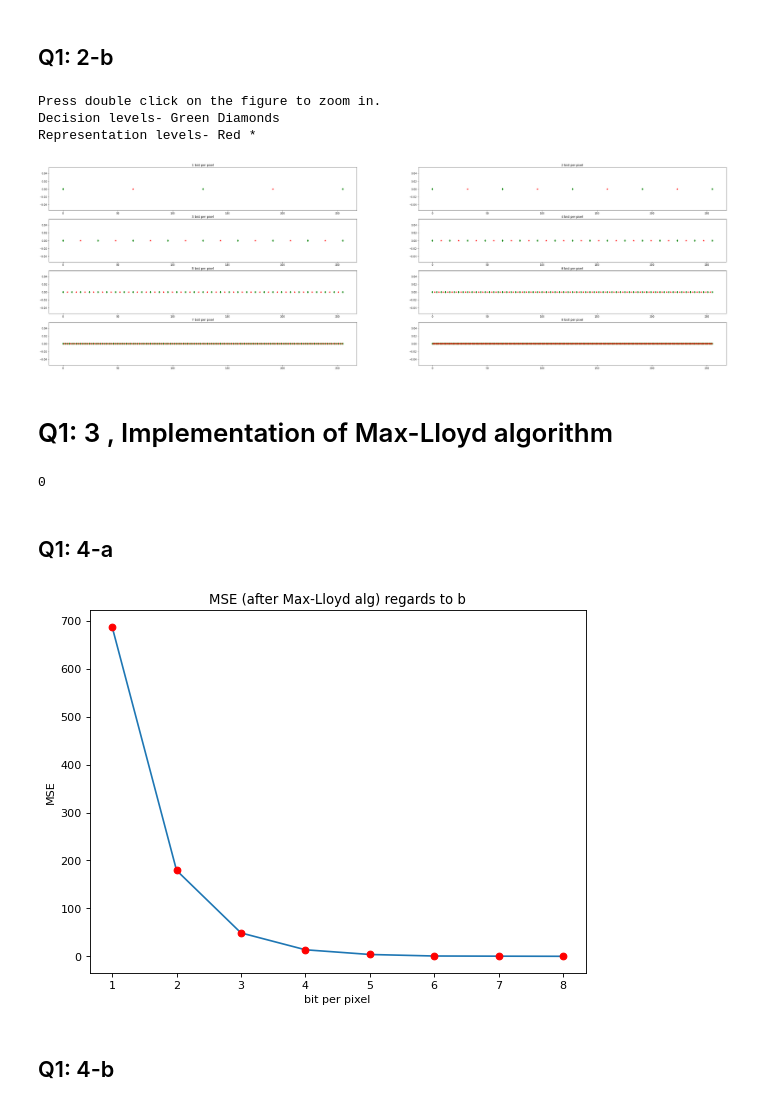
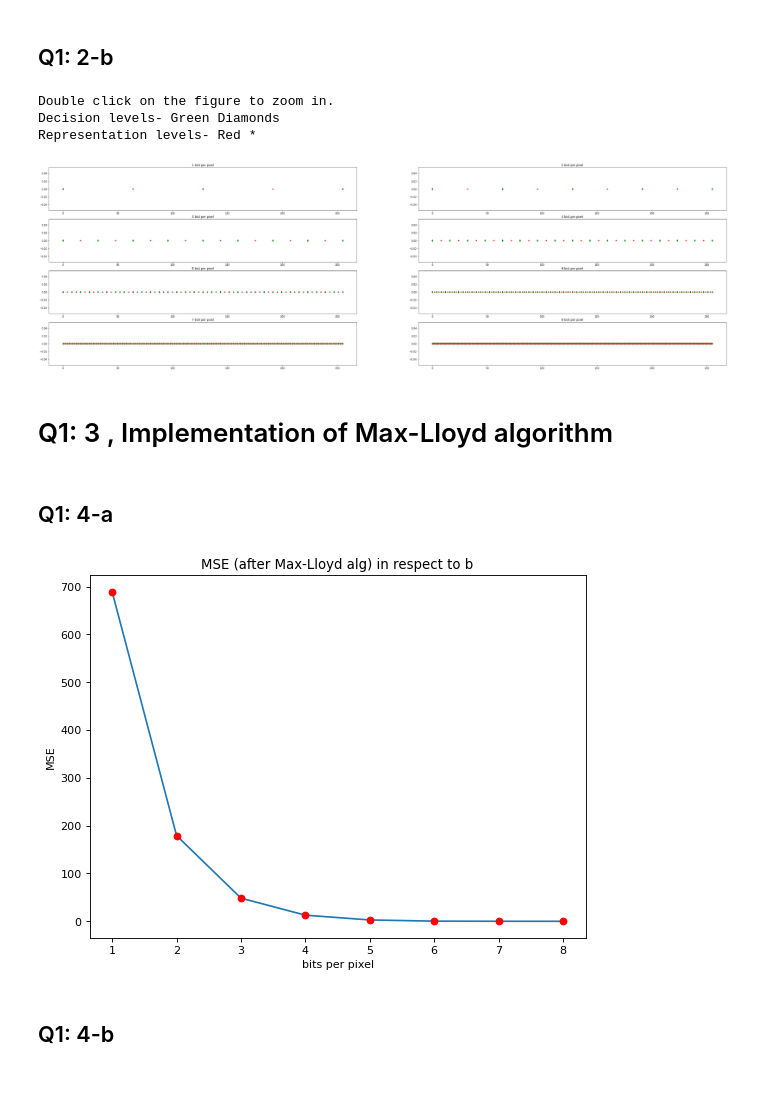
Before and after one commit to nir6760/hw1SignalProcessing, a Jupyter notebook: hw1.ipynb, the cells around one changed output. Saved outputs shown, nothing was run; the diff lists cells and outputs as text; code cells hidden in the pictures.

```diff
--- a/hw1.ipynb
+++ b/hw1.ipynb
@@ -89,7 +98,7 @@ plt.show()
 # %%
 fig,axes=plt.subplots(nrows=4, ncols=2,figsize=(50,15))
 b=1
-print("Press double click on the figure to zoom in.")
+print("Double click on the figure to zoom in.")
 print("Decision levels- Green Diamonds")
 print("Representation levels- Red *")
 for row in range(0,4):
@@ -104,7 +113,7 @@ for row in range(0,4):
         axes[row][col].set_title(str(b)+" bist per pixel")
         b+=1
 # %% [output]
-Press double click on the figure to zoom in.
+Double click on the figure to zoom in.
 Decision levels- Green Diamonds
 Representation levels- Red *
 [figure]
@@ -122,15 +131,17 @@ def findRepOptimal_i(i,dec,pdf): #find optimal representation in interval i give
     if sum2 == 0: #This is an empty cluster
         return dec[i]+random.random()*(dec[i+1]-dec[i])
     return sum1/sum2
-    #Explantion to strategy- choosing random point when cluster is empty:
-    #This is a strategy to handle empty cluster
-    #We chose this strategy to handle empty cluster by represent this empty
-    #cluster with random point in the interval.
-    #The reason is beacuse adding represention (random from interval) can only help us
-    #decrease the MSE, by that it's better than removing the cluster and dont add represntation at all.
-    #This strategy also has disadvantage, it can make much empty cluster by that where there can be only one cluster.
-    #But the choice for random seems to us the best strategy for 256-gray scale image with 512*512 pixels
-    #(by that we mean random probably will decrease the MSE).
+    '''
+    Explanation to strategy- choosing random point when cluster is empty:
+    This is a strategy to handle empty cluster
+    We chose this strategy to handle empty cluster by represent this empty
+    cluster with random point in the interval.
+    The reason is beacuse adding represention (random from interval) can only help us
+    decrease the MSE, by that it's better than removing the cluster and dont add represntation at all.
+    This strategy also has disadvantage, it can make much empty cluster by that where there can be only one cluster.
+    But the choice for random seems to us the best strategy for 256-gray scale image with 512*512 pixels
+    (by that we mean random probably will decrease the MSE).
+    '''
 
 
 def findRepresentationOptimal(decision_list,pdf): #find optimal representations levels
@@ -156,12 +167,13 @@ def findDecByRep(first,last,rep):#find optimal decisions by representations leve
     return dec
 
 def maxLloyd(pdf,decisions_list,epsilon): # max lloyd alg implementation
-    # 1.  Initialization: set\guess decision levels (given as parameter )
-    # 2.  Compute the optimal representation levels for decision levels
-    #3. Compute the optimal decision levels for representation levels
-    #4. If stopping criteria has not met, return to (2) (using while condition)
+    '''
+    1.  Initialization: set\guess decision levels (given as parameter )
+    2.  Compute the optimal representation levels for decision levels
+    3. Compute the optimal decision levels for representation levels
+    4. If stopping criteria has not met, return to (2)
+    '''
     represention_list=findRepresentationOptimal(decisions_list,pdf)
-    #decisions_list=findDecByRep(decisions_list[0],decisions_list[-1],represention_list)
     last_mse=mseByDecRep(decisions_list,represention_list,pdf) #intialize as the first iteration MSE
     #round_iter=1
     while(True):
@@ -173,35 +185,28 @@ def maxLloyd(pdf,decisions_list,epsilon): # max lloyd alg implementation
         if abs(last_mse-curr_mse)<epsilon:
             break
         last_mse=curr_mse
-    return decisions_list,represention_list #,round_iter
+    return decisions_list,represention_list #round_iter
-# %%
-k=findK(9)
-dec_init=findDecisions(k)
-dec,rep=maxLloyd(pdf_x,dec_init,1)
-mseByDecRep(dec,rep,pdf_x)
-# %% [output]
-0
 # %% [markdown]
 ## Q1: 4-a
 # %%
 epsi=0.0001 #define epsilon
 
 def helperForFindingMSE(b,pdf,epsilon):
     k=findK(b)
     dec_init=findDecisions(k)
     dec,rep=maxLloyd(pdf,dec_init,epsilon)
     return mseByDecRep(dec,rep,pdf)
 figure(num=None, figsize=(8, 6), dpi=80, facecolor='w', edgecolor='k')
 bit_arr=pd.Series(range(1,9))
 bit_mse=bit_arr.apply(lambda b:helperForFindingMSE(b,pdf_x,epsi))
 plt.plot(bit_arr, bit_mse)
 plt.plot(bit_arr, bit_mse,'ro')
-plt.title('MSE (after Max-Lloyd alg) regards to b')
-plt.xlabel('bit per pixel')
+plt.title('MSE (after Max-Lloyd alg) in respect to b')
+plt.xlabel('bits per pixel')
 plt.ylabel('MSE')
 plt.show()
 # %% [output]
-[figure, old version]
+[figure, new version]
 # %% [markdown]
 ## Q1: 4-b
 # %%
```
Also changed, not shown: parts of 31 cells of this notebook.
